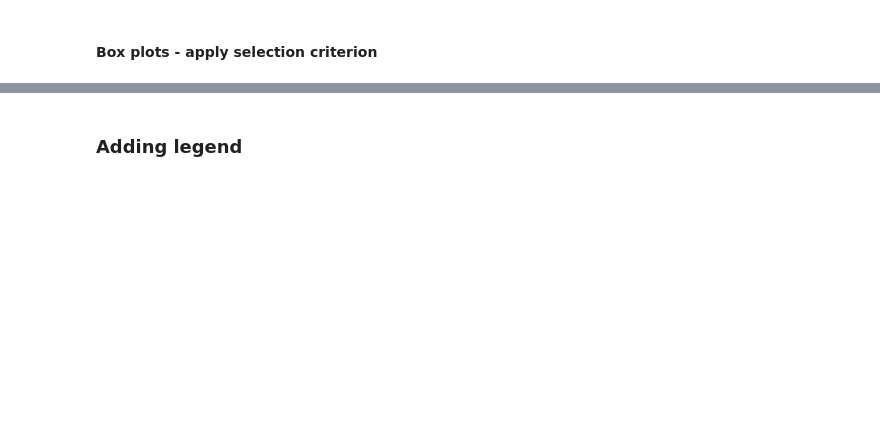
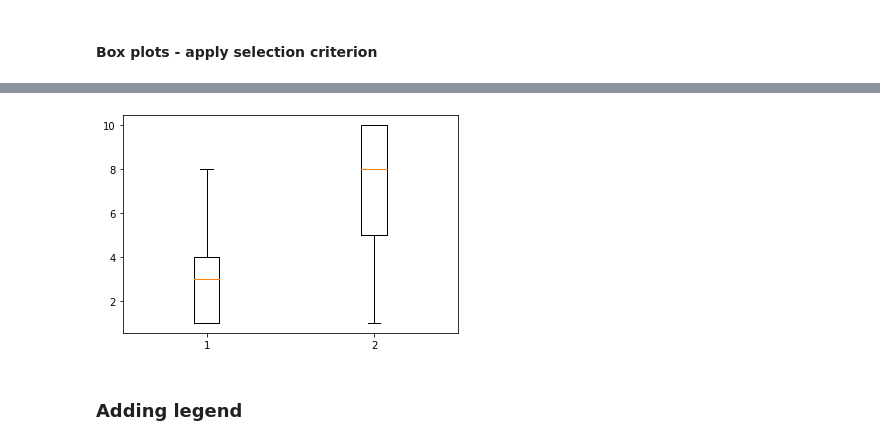
Before and after one commit to subhacom/np_tut_breastcancer, a Jupyter notebook: Wisconsin_breast_cancer_data.ipynb, the cells around one changed output, grey strips where cells are left out. Cells and saved outputs as stored; diff of their text form; code cells hidden in the pictures; blank space fills up the shorter version.

```diff
--- a/Wisconsin_breast_cancer_data.ipynb
+++ b/Wisconsin_breast_cancer_data.ipynb
@@ -486,5 +880,7 @@ data.dtype
 # %%
-plt.boxplot([data['thickness'][data['cclass'] == 2], data['thickness'][data['cclass'] == 4]])
+x = plt.boxplot([data['thickness'][data['cclass'] == 2], data['thickness'][data['cclass'] == 4]])
+# %% [output]
+[figure, added]
 # %% [markdown]
 ### Adding legend
 # %%
```
Also changed, not shown: parts of 98 cells of this notebook.
